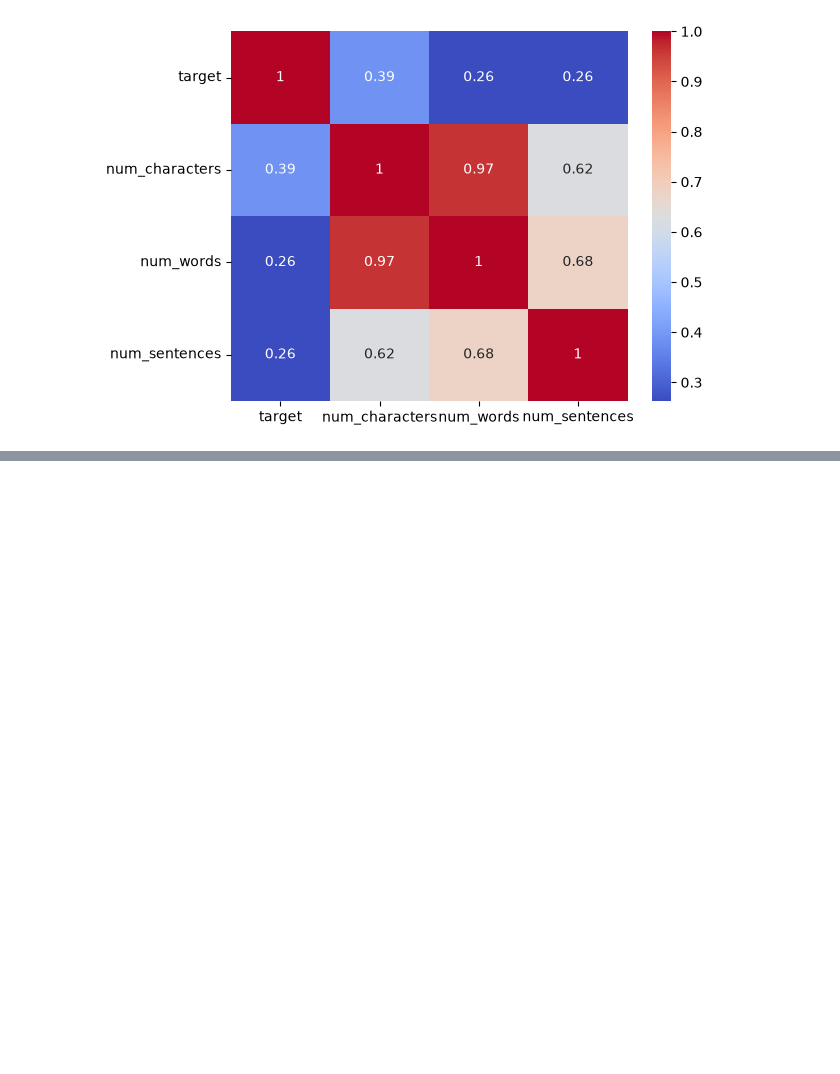
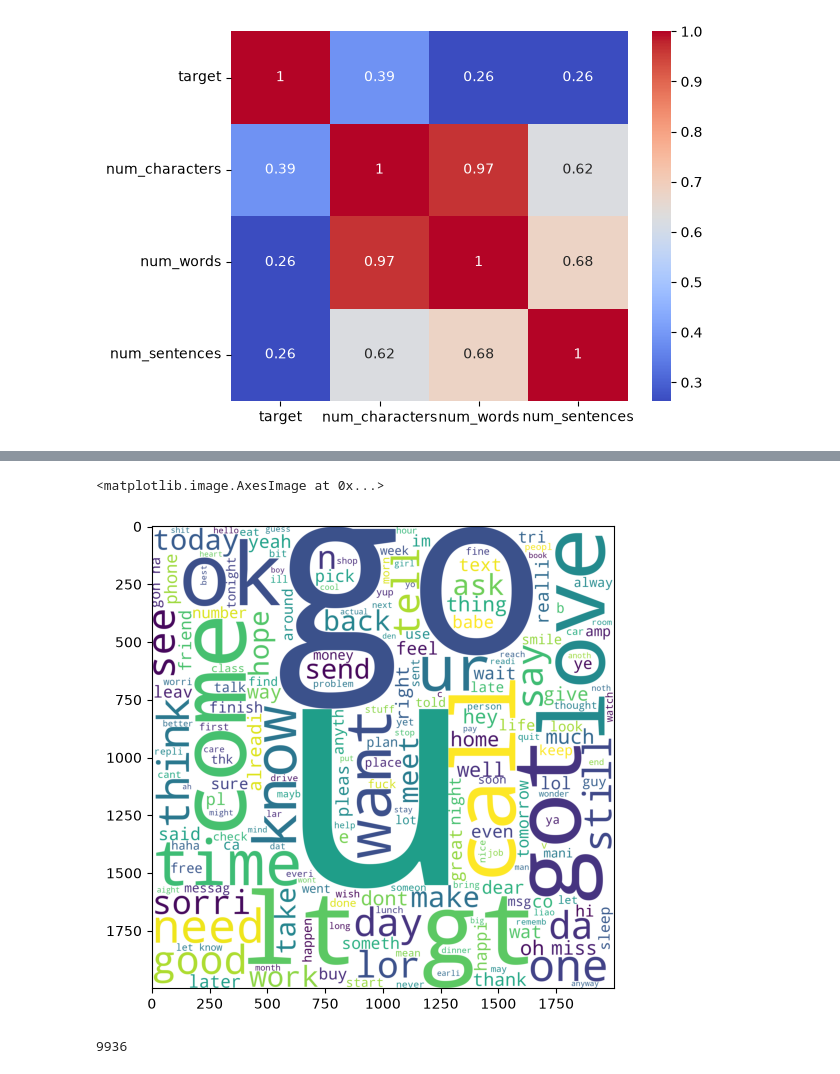
Before and after one commit to ksahu-298/Portfolio-Projects---Machine-Learning, a Jupyter notebook: 02_Classification/SMS Spam Classifier/model.ipynb, the cells around one changed output, grey strips where cells are left out. Cells and saved outputs as stored; diff of their text form; code cells hidden in the pictures; blank space fills up the shorter version.

```diff
--- a/02_Classification/SMS Spam Classifier/model.ipynb
+++ b/02_Classification/SMS Spam Classifier/model.ipynb
@@ -218,0 +294,18 @@ sns.heatmap(df.corr(numeric_only=True), annot=True, cmap="coolwarm")
+# %%
+ham_wc =wc.generate(df[df['target'] == 0]['transformed_text'].str.cat(sep=" "))
+
+plt.figure(figsize=(15,6))
+plt.imshow(ham_wc)
+# %% [output]
+<matplotlib.image.AxesImage at 0x...>
+[figure, added]
+# %%
+# Top 30 words in spam messages
+spam_words = []
+for message in df[df['target'] == 1]['transformed_text'].tolist():
+    for word in message.split():
+        spam_words.append(word)
+
+len(spam_words)
+# %% [output]
+9936
```
Also changed, not shown: parts of 9 cells of this notebook.
